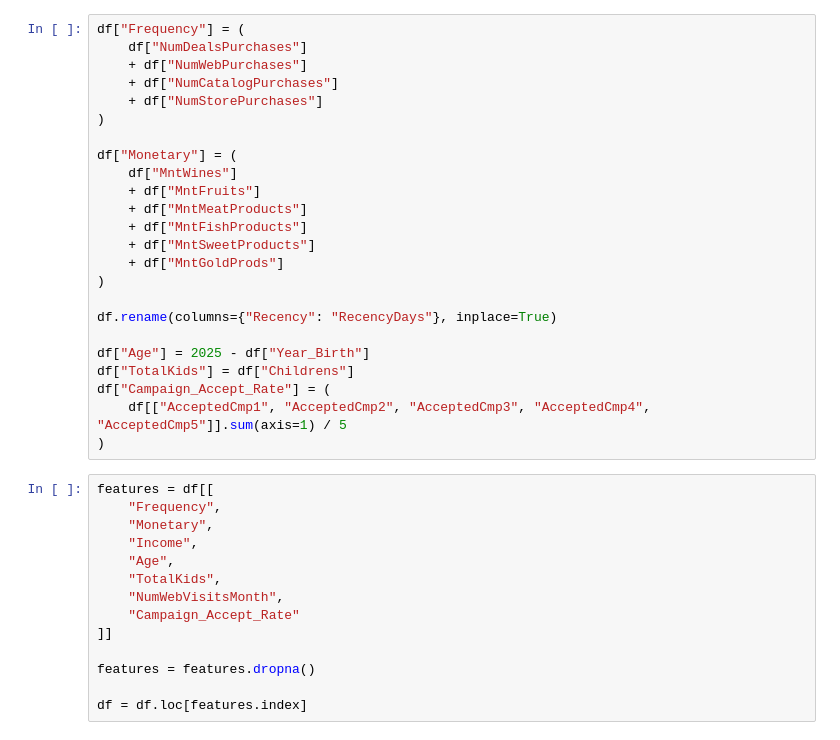
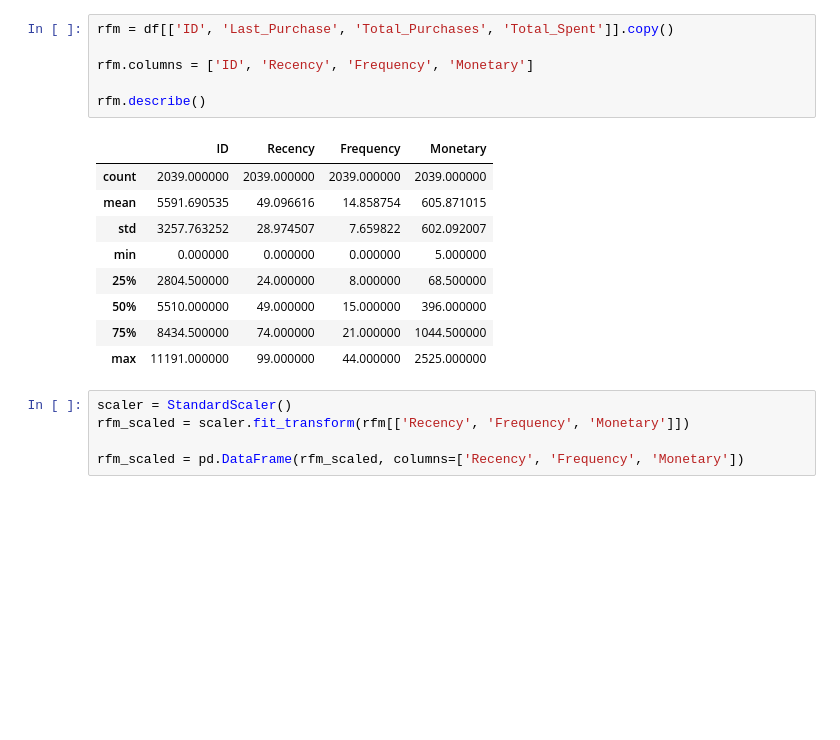
Before and after one commit to aymhenry17/RUSH-4---Camp-market, a Jupyter notebook: Partie 3/main.ipynb, the cells around one changed output. Saved outputs shown, nothing was run; the diff lists cells and outputs as text; blank space fills up the shorter version.

```diff
--- a/Partie 3/main.ipynb
+++ b/Partie 3/main.ipynb
@@ -42,38 +21,21 @@ memory usage: 493.9+ KB
-# %%
-df["Frequency"] = (
-    df["NumDealsPurchases"]
-    + df["NumWebPurchases"]
-    + df["NumCatalogPurchases"]
-    + df["NumStorePurchases"]
-)
-
-df["Monetary"] = (
-    df["MntWines"]
-    + df["MntFruits"]
-    + df["MntMeatProducts"]
-    + df["MntFishProducts"]
-    + df["MntSweetProducts"]
-    + df["MntGoldProds"]
-)
-
-df.rename(columns={"Recency": "RecencyDays"}, inplace=True)
-
-df["Age"] = 2025 - df["Year_Birth"]
-df["TotalKids"] = df["Childrens"]
-df["Campaign_Accept_Rate"] = (
-    df[["AcceptedCmp1", "AcceptedCmp2", "AcceptedCmp3", "AcceptedCmp4", "AcceptedCmp5"]].sum(axis=1) / 5
-)
-# %%
-features = df[[
-    "Frequency",
-    "Monetary",
-    "Income",
-    "Age",
-    "TotalKids",
-    "NumWebVisitsMonth",
-    "Campaign_Accept_Rate"
-]]
-
-features = features.dropna()
-
-df = df.loc[features.index]
+# %%
+rfm = df[['ID', 'Last_Purchase', 'Total_Purchases', 'Total_Spent']].copy()
+
+rfm.columns = ['ID', 'Recency', 'Frequency', 'Monetary']
+
+rfm.describe()
+# %% [output]
+|  | ID | Recency | Frequency | Monetary |
+| count | 2039.000000 | 2039.000000 | 2039.000000 | 2039.000000 |
+| mean | 5591.690535 | 49.096616 | 14.858754 | 605.871015 |
+| std | 3257.763252 | 28.974507 | 7.659822 | 602.092007 |
+| min | 0.000000 | 0.000000 | 0.000000 | 5.000000 |
+| 25% | 2804.500000 | 24.000000 | 8.000000 | 68.500000 |
+| 50% | 5510.000000 | 49.000000 | 15.000000 | 396.000000 |
+| 75% | 8434.500000 | 74.000000 | 21.000000 | 1044.500000 |
+| max | 11191.000000 | 99.000000 | 44.000000 | 2525.000000 |
+# %%
+scaler = StandardScaler()
+rfm_scaled = scaler.fit_transform(rfm[['Recency', 'Frequency', 'Monetary']])
+
+rfm_scaled = pd.DataFrame(rfm_scaled, columns=['Recency', 'Frequency', 'Monetary'])
```
Also changed, not shown: parts of 14 cells of this notebook, 6 other files.
